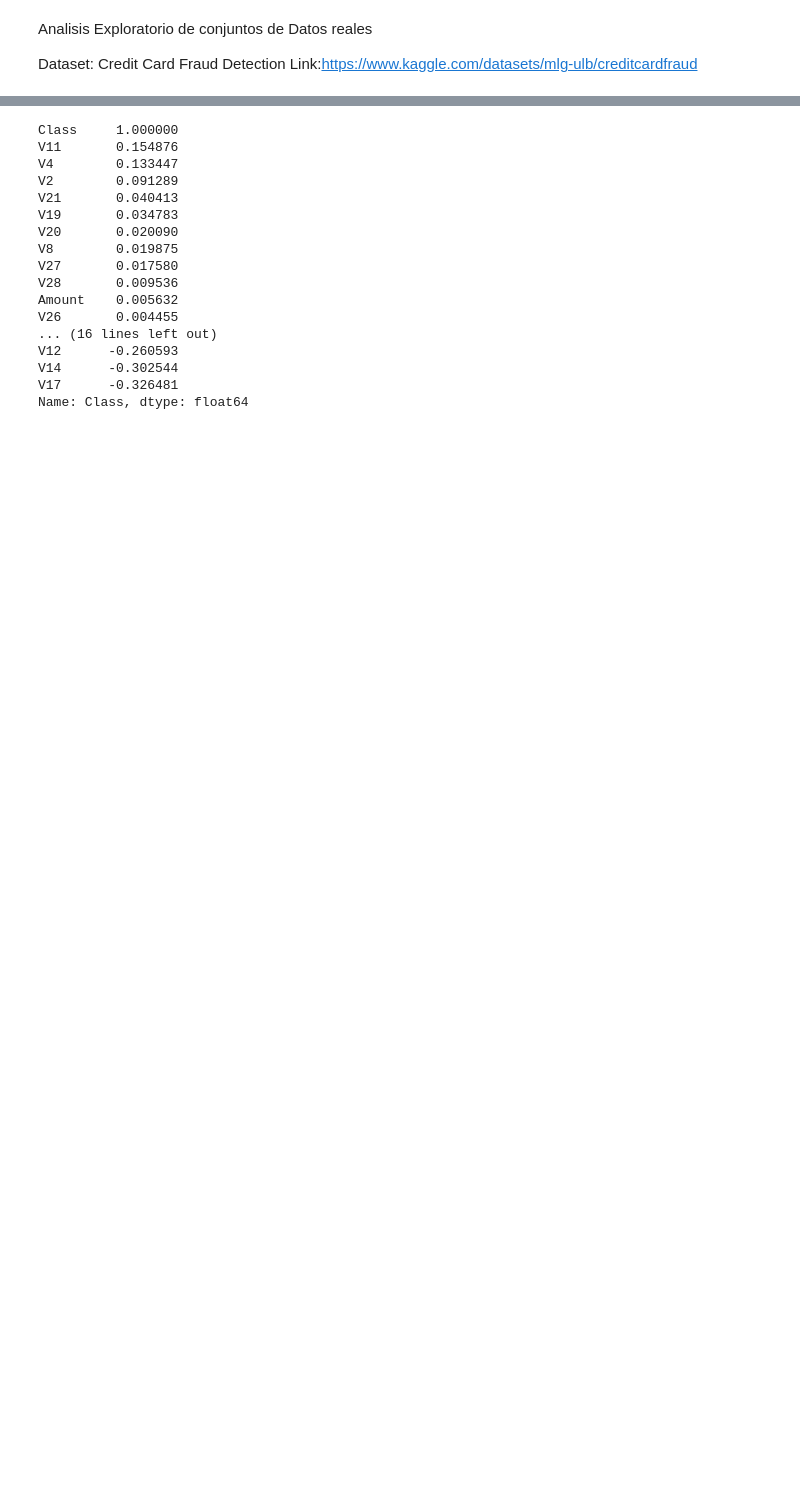
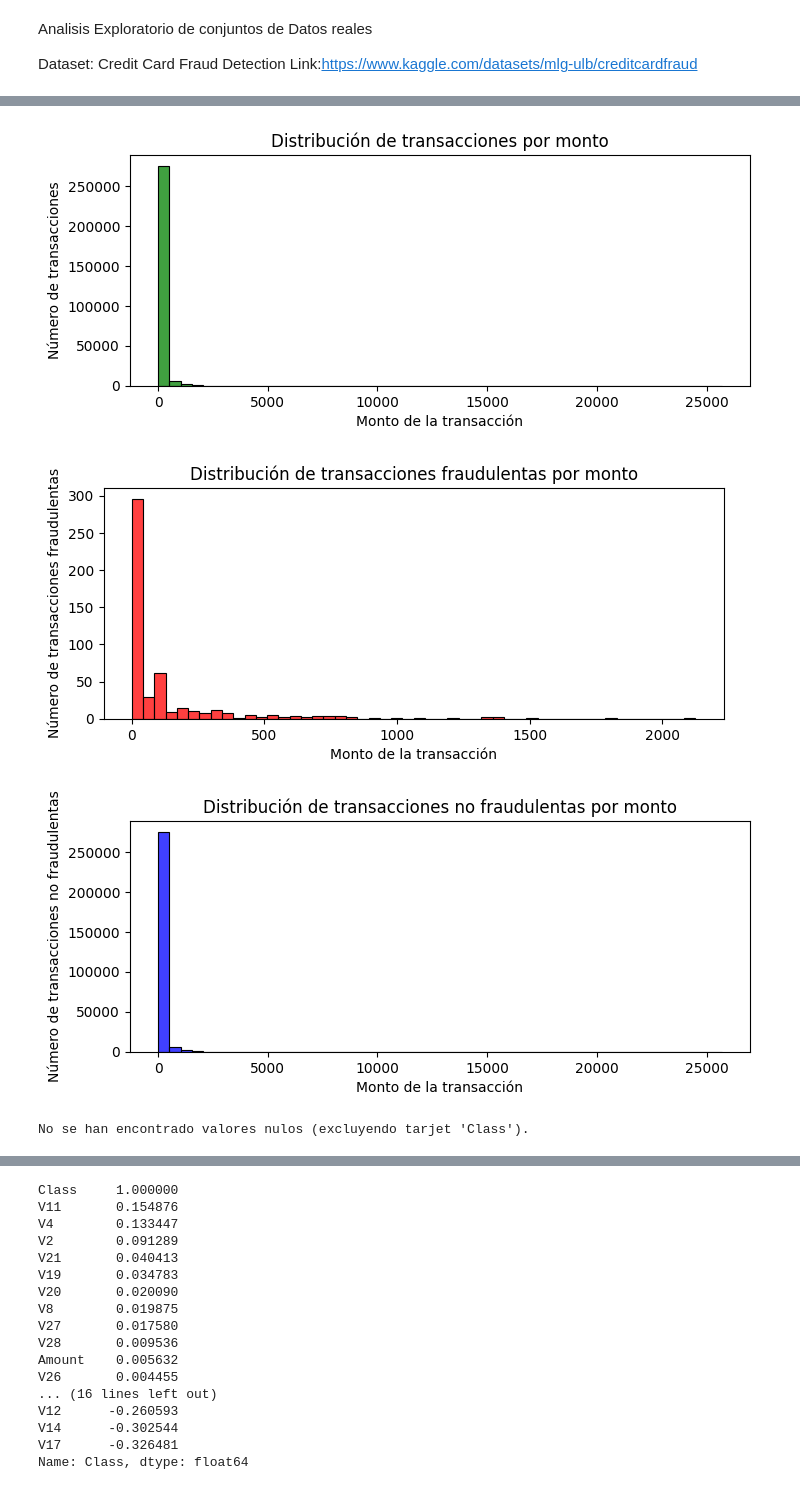
Before and after one commit to AngelMalpartida/Data-Fraud-Detection, a Jupyter notebook: AnalisisExploratorio.ipynb, the cells around one changed output, grey strips where cells are left out. Drawn from its saved outputs; the diff is of its cells as text; code cells hidden in the pictures; blank space fills up the shorter version.

```diff
--- a/AnalisisExploratorio.ipynb
+++ b/AnalisisExploratorio.ipynb
@@ -115,0 +89,39 @@ plt.show()
+# %%
+# Graficar el histograma de las transacciones por monto
+plt.figure(figsize=(8, 3))
+sns.histplot(data['Amount'], bins=50, kde=False, color='green')
+plt.title('Distribución de transacciones por monto')
+plt.xlabel('Monto de la transacción')
+plt.ylabel('Número de transacciones')
+plt.show()
+
+# Graficar el histograma de las transacciones fraudulentas por monto
+plt.figure(figsize=(8, 3))
+sns.histplot(data[data['Class'] == 1]['Amount'], bins=50, kde=False, color='red')
+plt.title('Distribución de transacciones fraudulentas por monto')
+plt.xlabel('Monto de la transacción')
+plt.ylabel('Número de transacciones fraudulentas')
+plt.show()
+
+# Graficar el histograma de las transacciones no fraudulentas por monto
+plt.figure(figsize=(8, 3))
+sns.histplot(data[data['Class'] == 0]['Amount'], bins=50, kde=False, color='blue')
+plt.title('Distribución de transacciones no fraudulentas por monto')
+plt.xlabel('Monto de la transacción')
+plt.ylabel('Número de transacciones no fraudulentas')
+plt.show()
+# %% [output]
+[figure, added]
+[figure, added]
+[figure, added]
+# %%
+# Verificar si hay valores nulos en las columnas excepto 'Class'
+valores_nulos = data.drop(columns=['Class']).isnull().sum()
+# Mostrar solo las columnas con valores nulos
+columnas_con_nulos = valores_nulos[valores_nulos > 0]
+if not columnas_con_nulos.empty:
+    print("Columnas con valores nulos (excluyendo tarjet 'Class'):\n", columnas_con_nulos)
+else:
+    print("No se han encontrado valores nulos (excluyendo tarjet 'Class').")
+# %% [output]
+No se han encontrado valores nulos (excluyendo tarjet 'Class').
```
Also changed, not shown: parts of 20 cells of this notebook.
